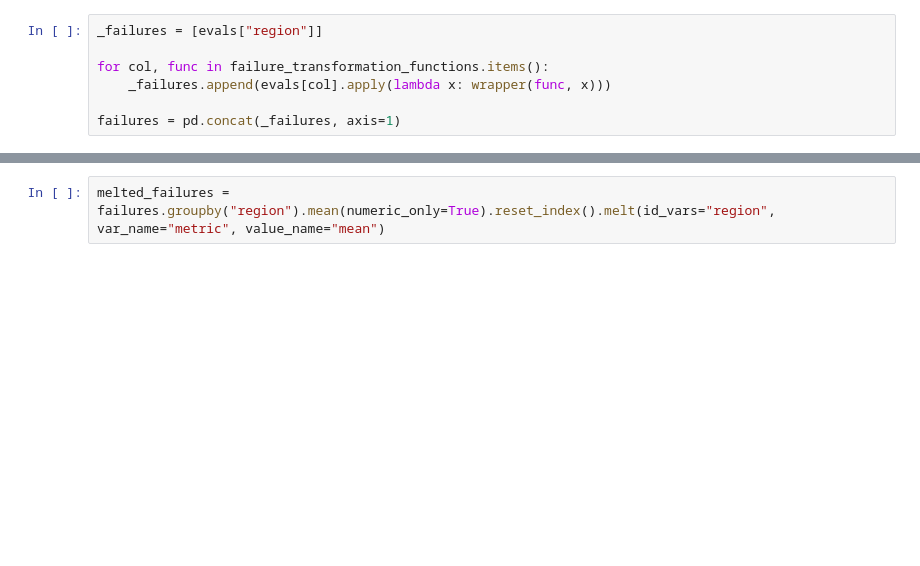
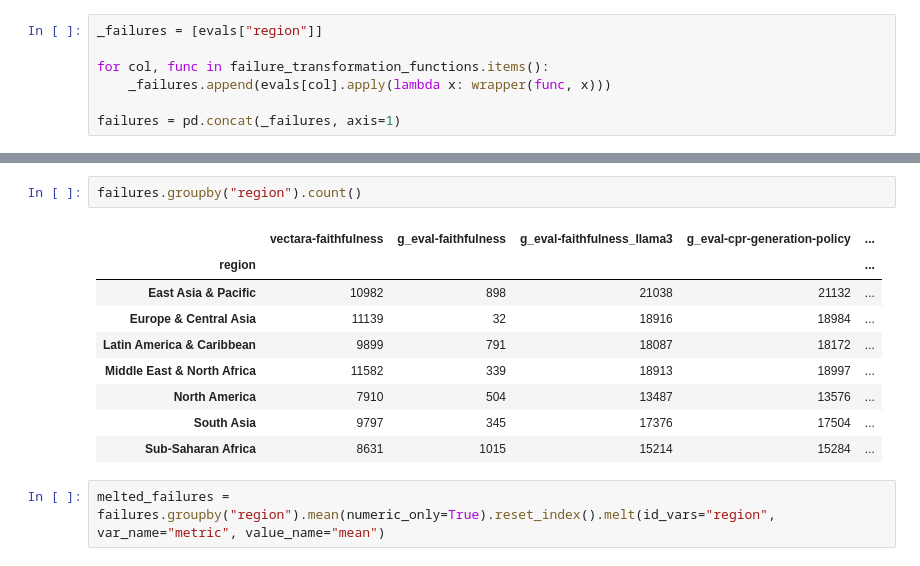
Before and after one commit to climatepolicyradar/document-qa-prototype, a Jupyter notebook: notebooks/technical_report/all_graphs.ipynb, the cells around one changed output, grey strips where cells are left out. Saved outputs shown, nothing was run; the diff lists cells and outputs as text; blank space fills up the shorter version.

```diff
--- a/notebooks/technical_report/all_graphs.ipynb
+++ b/notebooks/technical_report/all_graphs.ipynb
@@ -654,3 +640,15 @@ failures
+# %%
+failures.groupby("region").count()
+# %% [output]
+|  | vectara-faithfulness | g_eval-faithfulness | g_eval-faithfulness_llama3 | g_eval-cpr-generation-policy | ... |
+| region |  |  |  |  | ... |
+| East Asia & Pacific | 10982 | 898 | 21038 | 21132 | ... |
+| Europe & Central Asia | 11139 | 32 | 18916 | 18984 | ... |
+| Latin America & Caribbean | 9899 | 791 | 18087 | 18172 | ... |
+| Middle East & North Africa | 11582 | 339 | 18913 | 18997 | ... |
+| North America | 7910 | 504 | 13487 | 13576 | ... |
+| South Asia | 9797 | 345 | 17376 | 17504 | ... |
+| Sub-Saharan Africa | 8631 | 1015 | 15214 | 15284 | ... |
 # %%
 melted_failures = failures.groupby("region").mean(numeric_only=True).reset_index().melt(id_vars="region", var_name="metric", value_name="mean")
 # %%
```
Also changed, not shown: parts of 14 cells of this notebook.
